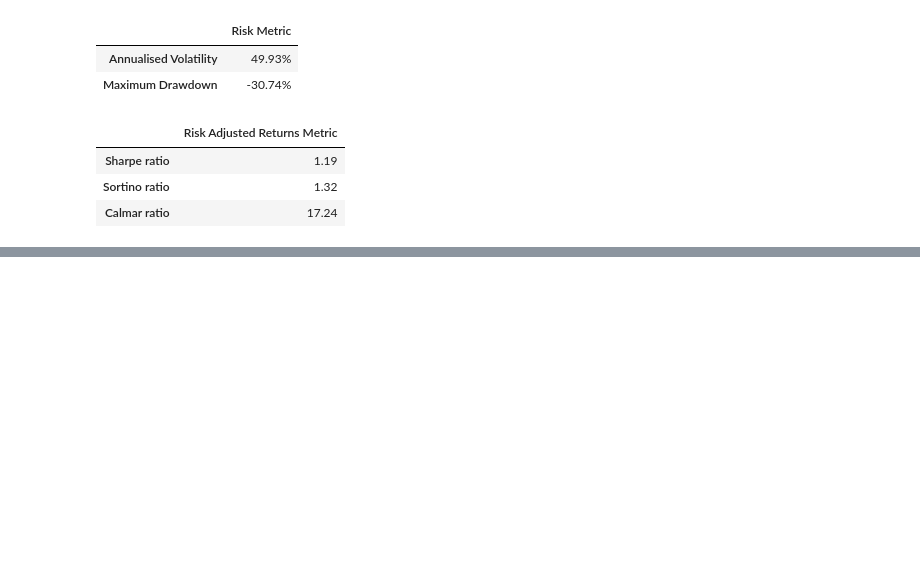
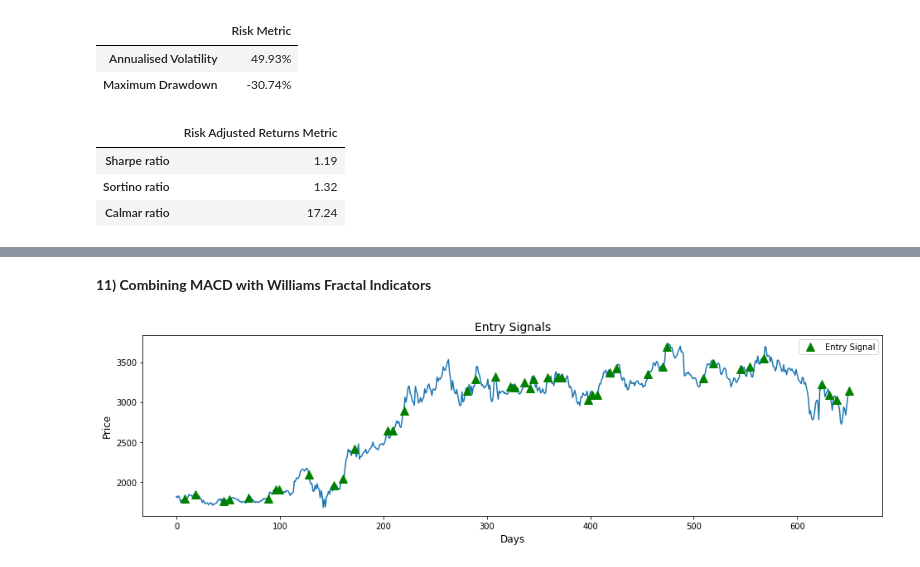
Before and after one commit to jade-lam/Stock-Portfolio, a Jupyter notebook: Quantinsti - Swing Trading Strategies.ipynb, the cells around one changed output, grey strips where cells are left out. Cells and saved outputs as stored; diff of their text form; code cells hidden in the pictures; blank space fills up the shorter version.

```diff
--- a/Quantinsti - Swing Trading Strategies.ipynb
+++ b/Quantinsti - Swing Trading Strategies.ipynb
@@ -468,0 +573,42 @@ def analyse_performance(trade_book, price_data):
+# %% [markdown]
+**11) Combining MACD with Williams Fractal Indicators**
+# %%
+# Finding the fractal signals
+data['bull_fractal'] = data['Low'].rolling(5).apply(bullish_fractal)
+data['bear_fractal'] = data['High'].rolling(5).apply(bearish_fractal)
+data['fractal_signal'] = (data['bear_fractal'] + data['bull_fractal']).shift(1)
+
+# Finding the signals using MACD
+data['macd'], data['macd_signal_line'], data['macd_hist'] = ta.MACD(data['Close'])
+data['macd_signal'] = np.where(data['macd'] > data['macd_signal_line'], 1, 0)
+
+# Combine the fractal and MACD signals in the column named composite_signal
+data['composite_signal'] = np.where((data['fractal_signal'] == 1) & (data['macd_signal'] == 1), 1, 0)
+
+# Drop the NaN values
+data.dropna(inplace=True)
+# %%
+# Show data plot based on start date and end date provided
+data_for_plot = data[start_date: end_date]
+num_of_x_values = data_for_plot['Close'].shape[0]
+
+# Define the plot figure
+plt.figure(figsize=(16, 4))
+
+# Set the title and axis labels
+plt.title('Entry Signals', fontsize=14)
+plt.xlabel('Days', fontsize=12)
+plt.ylabel('Price', fontsize=12)
+
+# Plot close price
+plt.plot(range(num_of_x_values), data_for_plot['Close'])
+
+# Plot long entry points
+entry_condition_to_plot = np.where((data_for_plot['composite_signal'] == 1), data_for_plot['Close'], np.nan)
+
+plt.plot(range(num_of_x_values), entry_condition_to_plot, '^', ms=10, label='Entry Signal', color='green')
+plt.legend()
+
+plt.show()
+# %% [output]
+[figure, added]
```
Also changed, not shown: parts of 10 cells of this notebook.
